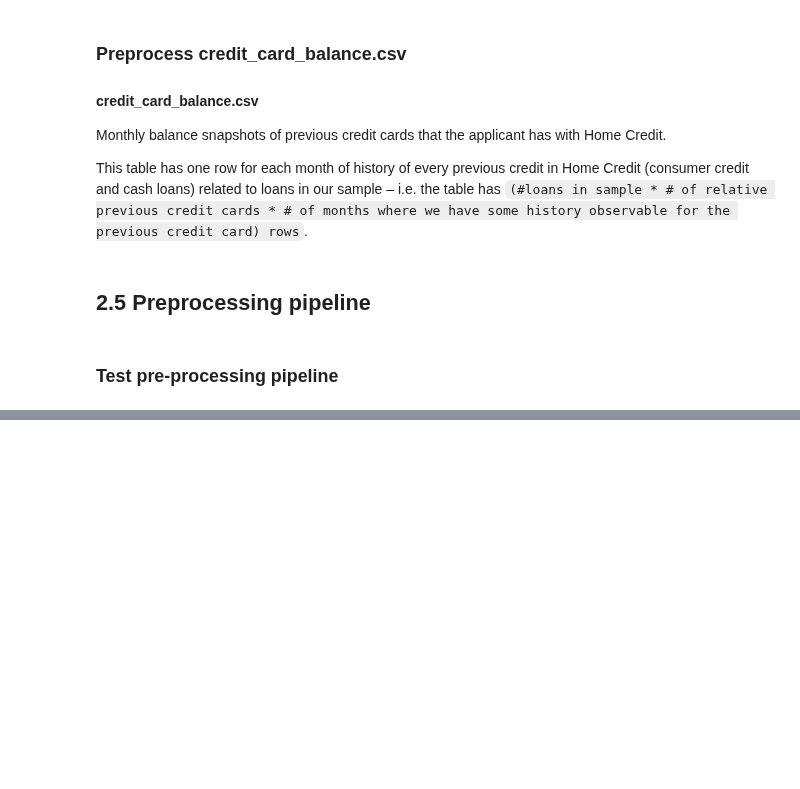
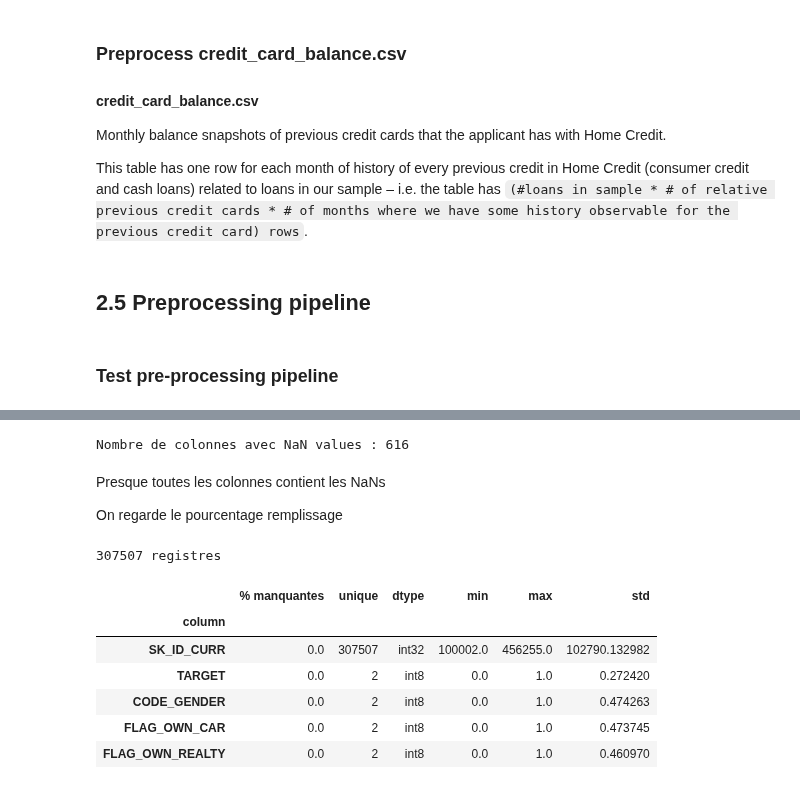
Before and after one commit to mrcreasey/oc-ds-p7-scoring-dashboard, a Jupyter notebook: code/P7_nettoyage.ipynb, the cells around one changed output, grey strips where cells are left out. Saved outputs shown, nothing was run; the diff lists cells and outputs as text; code cells hidden in the pictures; blank space fills up the shorter version.

```diff
--- a/code/P7_nettoyage.ipynb
+++ b/code/P7_nettoyage.ipynb
@@ -629,0 +662,27 @@ file : cleaned_data_sample.csv : size=327.74 Mo
+# %%
+def list_nan_columns(df):
+    nan_cols = [i for i in df.columns if df[i].isnull().any()]
+    return nan_cols
+
+
+nan_colonnes = list_nan_columns(df_data)
+print(f'Nombre de colonnes avec NaN values : {len(nan_colonnes)}')
+# %% [output]
+Nombre de colonnes avec NaN values : 616
+# %% [markdown]
+Presque toutes les colonnes contient les NaNs
+
+On regarde le pourcentage remplissage
+# %%
+from outils import stats
+df_remplissage= stats.decrire_dataframe(df_data)
+df_remplissage.head()
+# %% [output]
+307507 registres
+|  | % manquantes | unique | dtype | min | max | std |
+| column |  |  |  |  |  |  |
+| SK_ID_CURR | 0.0 | 307507 | int32 | 100002.0 | 456255.0 | 102790.132982 |
+| TARGET | 0.0 | 2 | int8 | 0.0 | 1.0 | 0.272420 |
+| CODE_GENDER | 0.0 | 2 | int8 | 0.0 | 1.0 | 0.474263 |
+| FLAG_OWN_CAR | 0.0 | 2 | int8 | 0.0 | 1.0 | 0.473745 |
+| FLAG_OWN_REALTY | 0.0 | 2 | int8 | 0.0 | 1.0 | 0.460970 |
```
Also changed, not shown: parts of 15 cells of this notebook, 3 other files.
